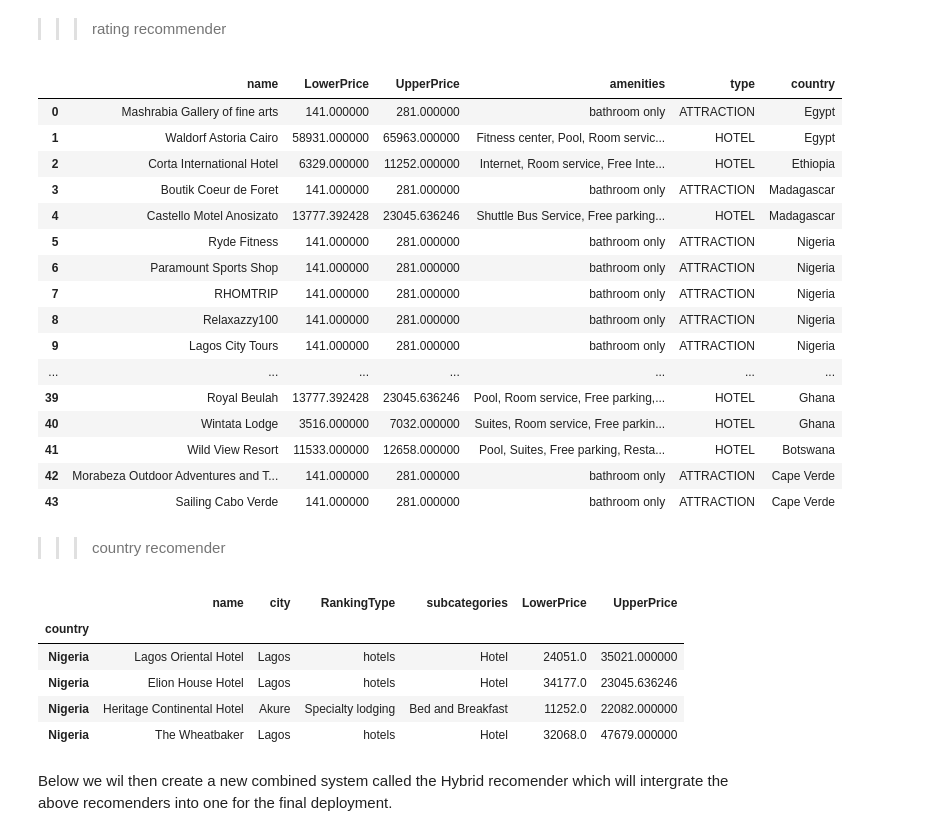
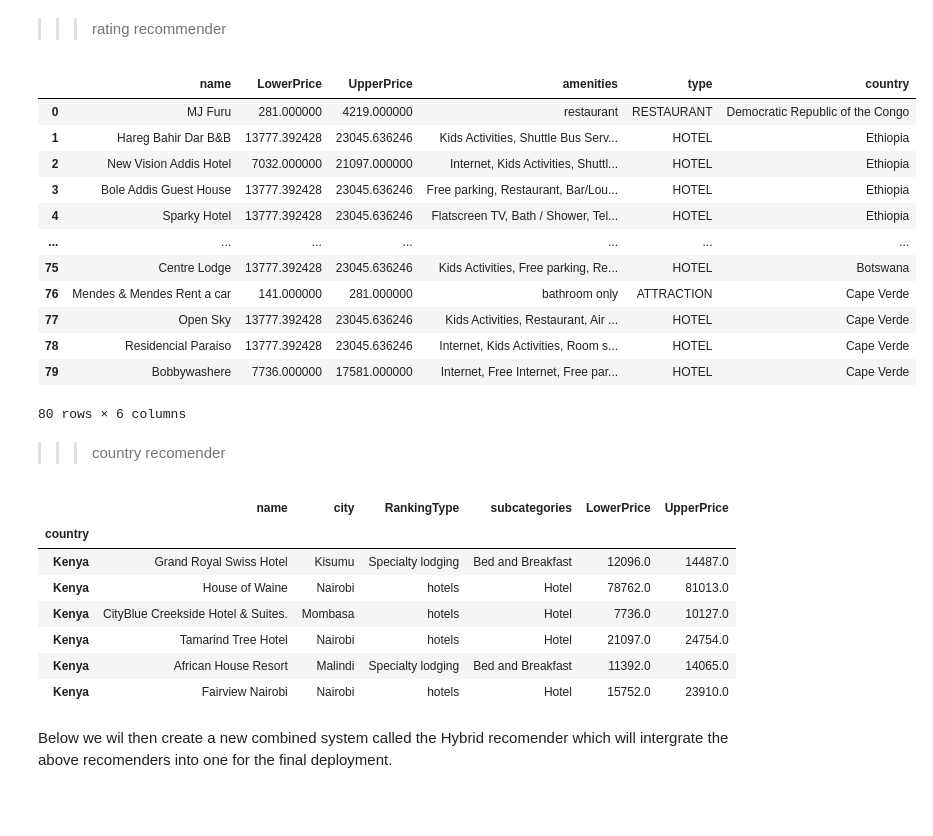
Before and after one commit to R3TR0Quan/travel-destination-recommendation-sys, a Jupyter notebook: modelling.ipynb, the cells around one changed output. Cells and saved outputs as stored; diff of their text form; code cells hidden in the pictures; blank space fills up the shorter version.

```diff
--- a/modelling.ipynb
+++ b/modelling.ipynb
@@ -965,36 +965,34 @@ recommend_amenities('restaurant', cosine_similarities, cosine_sim2, clean_df)
 # %% [markdown]
 >>> rating recommender
 # %%
-recommend_attraction(cosine_sim2, cosine_similarities, 0)
+recommend_attraction(cosine_sim2, cosine_similarities, 2)
 # %% [output]
 |  | name | LowerPrice | UpperPrice | amenities | type | country |
-| 0 | Mashrabia Gallery of fine arts | 141.000000 | 281.000000 | bathroom only | ATTRACTION | Egypt |
-| 1 | Waldorf Astoria Cairo | 58931.000000 | 65963.000000 | Fitness center, Pool, Room servic... | HOTEL | Egypt |
-| 2 | Corta International Hotel | 6329.000000 | 11252.000000 | Internet, Room service, Free Inte... | HOTEL | Ethiopia |
-| 3 | Boutik Coeur de Foret | 141.000000 | 281.000000 | bathroom only | ATTRACTION | Madagascar |
-| 4 | Castello Motel Anosizato | 13777.392428 | 23045.636246 | Shuttle Bus Service, Free parking... | HOTEL | Madagascar |
-| 5 | Ryde Fitness | 141.000000 | 281.000000 | bathroom only | ATTRACTION | Nigeria |
-| 6 | Paramount Sports Shop | 141.000000 | 281.000000 | bathroom only | ATTRACTION | Nigeria |
-| 7 | RHOMTRIP | 141.000000 | 281.000000 | bathroom only | ATTRACTION | Nigeria |
-| 8 | Relaxazzy100 | 141.000000 | 281.000000 | bathroom only | ATTRACTION | Nigeria |
-| 9 | Lagos City Tours | 141.000000 | 281.000000 | bathroom only | ATTRACTION | Nigeria |
+| 0 | MJ Furu | 281.000000 | 4219.000000 | restaurant | RESTAURANT | Democratic Republic of the Congo |
+| 1 | Hareg Bahir Dar B&B | 13777.392428 | 23045.636246 | Kids Activities, Shuttle Bus Serv... | HOTEL | Ethiopia |
+| 2 | New Vision Addis Hotel | 7032.000000 | 21097.000000 | Internet, Kids Activities, Shuttl... | HOTEL | Ethiopia |
+| 3 | Bole Addis Guest House | 13777.392428 | 23045.636246 | Free parking, Restaurant, Bar/Lou... | HOTEL | Ethiopia |
+| 4 | Sparky Hotel | 13777.392428 | 23045.636246 | Flatscreen TV, Bath / Shower, Tel... | HOTEL | Ethiopia |
 | ... | ... | ... | ... | ... | ... | ... |
-| 39 | Royal Beulah | 13777.392428 | 23045.636246 | Pool, Room service, Free parking,... | HOTEL | Ghana |
-| 40 | Wintata Lodge | 3516.000000 | 7032.000000 | Suites, Room service, Free parkin... | HOTEL | Ghana |
-| 41 | Wild View Resort | 11533.000000 | 12658.000000 | Pool, Suites, Free parking, Resta... | HOTEL | Botswana |
-| 42 | Morabeza Outdoor Adventures and T... | 141.000000 | 281.000000 | bathroom only | ATTRACTION | Cape Verde |
-| 43 | Sailing Cabo Verde | 141.000000 | 281.000000 | bathroom only | ATTRACTION | Cape Verde |
+| 75 | Centre Lodge | 13777.392428 | 23045.636246 | Kids Activities, Free parking, Re... | HOTEL | Botswana |
+| 76 | Mendes & Mendes Rent a car | 141.000000 | 281.000000 | bathroom only | ATTRACTION | Cape Verde |
+| 77 | Open Sky | 13777.392428 | 23045.636246 | Kids Activities, Restaurant, Air ... | HOTEL | Cape Verde |
+| 78 | Residencial Paraiso | 13777.392428 | 23045.636246 | Internet, Kids Activities, Room s... | HOTEL | Cape Verde |
+| 79 | Bobbywashere | 7736.000000 | 17581.000000 | Internet, Free Internet, Free par... | HOTEL | Cape Verde |
+80 rows × 6 columns
 # %% [markdown]
 >>> country recomender
 # %%
-recommend_country('Nigeria', cosine_sim2, cosine_similarities, clean_df)
+recommend_country('Kenya', cosine_sim2, cosine_similarities, clean_df)
 # %% [output]
 |  | name | city | RankingType | subcategories | LowerPrice | UpperPrice |
 | country |  |  |  |  |  |  |
-| Nigeria | Lagos Oriental Hotel | Lagos | hotels | Hotel | 24051.0 | 35021.000000 |
-| Nigeria | Elion House Hotel | Lagos | hotels | Hotel | 34177.0 | 23045.636246 |
-| Nigeria | Heritage Continental Hotel | Akure | Specialty lodging | Bed and Breakfast | 11252.0 | 22082.000000 |
-| Nigeria | The Wheatbaker | Lagos | hotels | Hotel | 32068.0 | 47679.000000 |
+| Kenya | Grand Royal Swiss Hotel | Kisumu | Specialty lodging | Bed and Breakfast | 12096.0 | 14487.0 |
+| Kenya | House of Waine | Nairobi | hotels | Hotel | 78762.0 | 81013.0 |
+| Kenya | CityBlue Creekside Hotel & Suites. | Mombasa | hotels | Hotel | 7736.0 | 10127.0 |
+| Kenya | Tamarind Tree Hotel | Nairobi | hotels | Hotel | 21097.0 | 24754.0 |
+| Kenya | African House Resort | Malindi | Specialty lodging | Bed and Breakfast | 11392.0 | 14065.0 |
+| Kenya | Fairview Nairobi | Nairobi | hotels | Hotel | 15752.0 | 23910.0 |
 # %% [markdown]
 Below we wil then create a new combined system called the Hybrid recomender which will intergrate the above recomenders into one for the final deployment.
 # %% [markdown]
```
Also changed, not shown: parts of 3 cells of this notebook.
